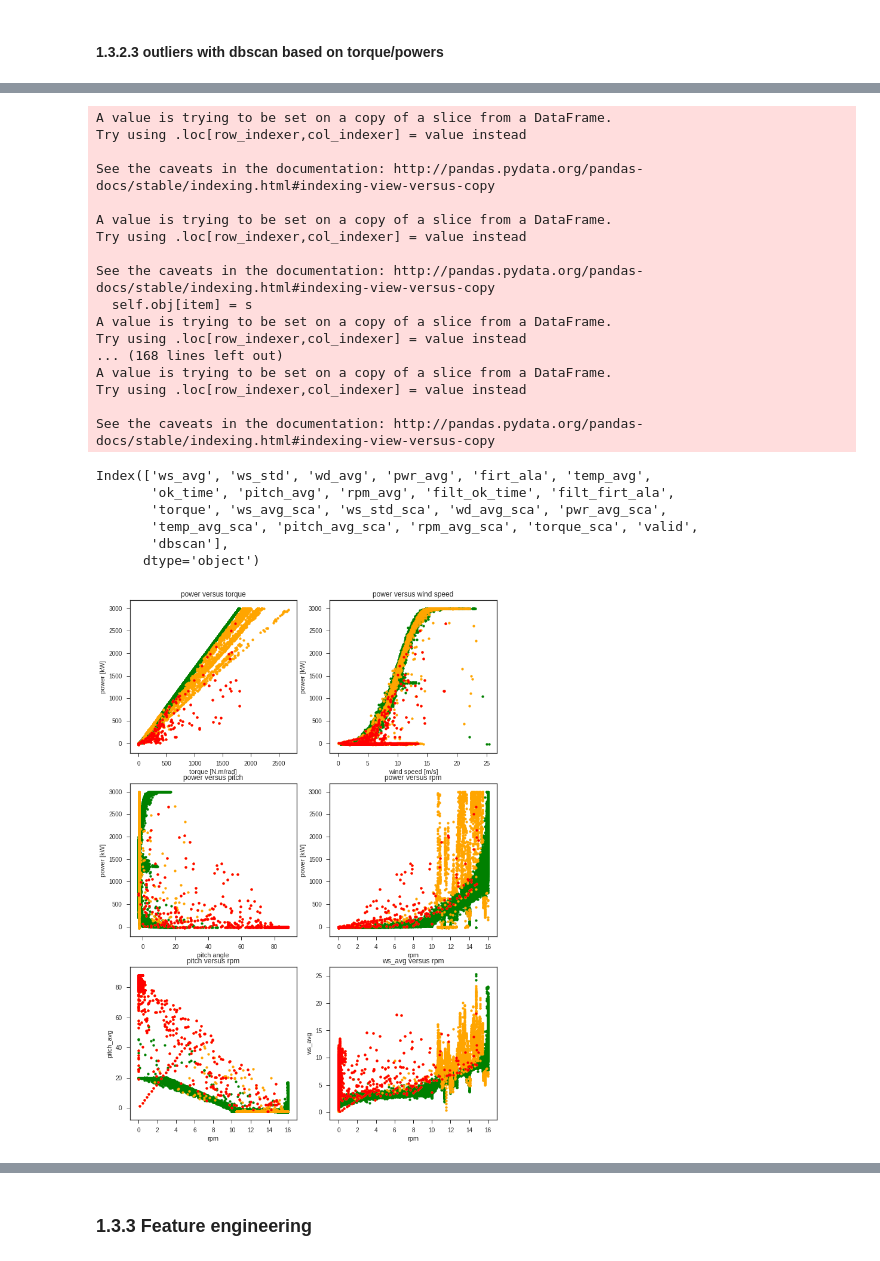
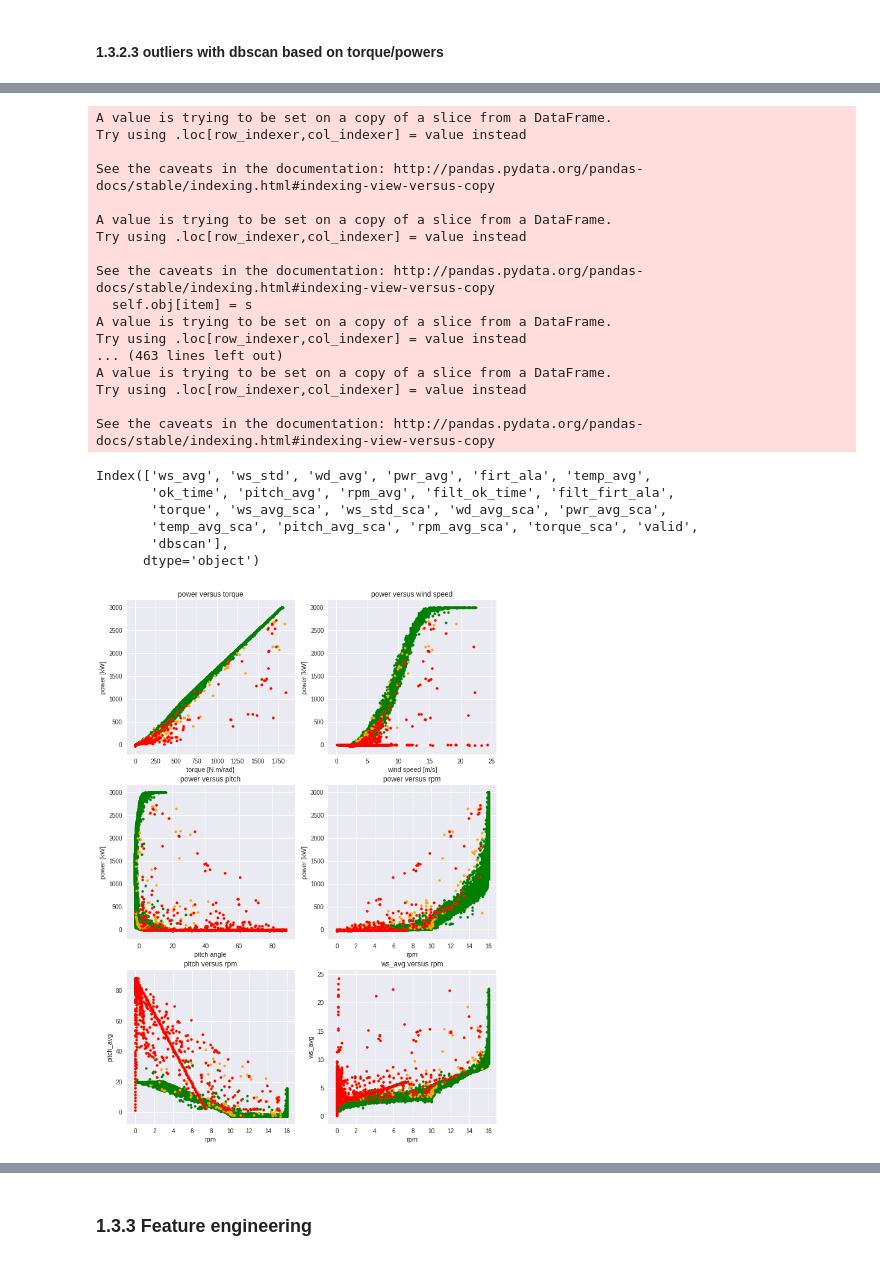
Before and after one commit to Umercia/wind_power, a Jupyter notebook: wind_farm_power_prediction.ipynb, the cells around one changed output, grey strips where cells are left out. Saved outputs shown, nothing was run; the diff lists cells and outputs as text; code cells hidden in the pictures.

Commit message:
Exploration graph

```diff
--- a/wind_farm_power_prediction.ipynb
+++ b/wind_farm_power_prediction.ipynb
@@ -303,25 +302,0 @@ wtg_df.head(3)
-# %%
-# Plot x distribution
-import matplotlib.pyplot as plt
-import seaborn as sns
-
-# inputs
-xn = wtg_df.select_dtypes(exclude=['object'])
-
-# plot
-
-sns.set(style="ticks", palette="pastel")
-
-sns.pairplot(xn.sample(1000))
-
-plt.figure(figsize=(10, 12))
-n_graph = xn.columns.size
-n_col = 3
-n_row = xn.columns.size // n_col + 1
-for i, x in enumerate(xn):
-    plt.subplot(3,3 , i+1)
-    # plt.figure(figsize=(6, 4))
-    plt.hist(xn[x].dropna())
-    plt.ylabel('counts', size=16)
-    plt.xlabel(xn.columns.values[i], size=16)
-    plt.show()
@@ -508,7 +473,8 @@ for wtg in wtgs:
     # DBSCAN
     for idxs in idx_kFold:
         X = X_wtg.loc[idxs,:]
-        X_wtg.loc[idxs, "dbscan"] = dbscan.fit_predict(X.loc[:,["torque_sca", "pwr_avg_sca"]])
+        y_pred = dbscan.fit_predict(X.loc[:,["torque_sca", "pwr_avg_sca"]])
+        X_wtg.loc[idxs, "dbscan"] = y_pred
 
     mask = X_wtg["dbscan"] == 0     # 0 = biggest / good group
     X_wtg.loc[mask,"dbscan"] = 1    # reassignement to have 1 as valid
@@ -547,7 +513,7 @@ See the caveats in the documentation: http://pandas.pydata.org/pandas-docs/stabl
   self.obj[item] = s
 A value is trying to be set on a copy of a slice from a DataFrame.
 Try using .loc[row_indexer,col_indexer] = value instead
-... (168 lines left out)
+... (463 lines left out)
 A value is trying to be set on a copy of a slice from a DataFrame.
 Try using .loc[row_indexer,col_indexer] = value instead
 
@@ -566,7 +532,7 @@ Index(['ws_avg', 'ws_std', 'wd_avg', 'pwr_avg', 'firt_ala', 'temp_avg',
 
 # X = X_wtg.loc[("WT21",),:]
 X = wtg_df.loc[("WT23",),:]
-X = X.loc["2013-06-01 00:00:00":"2014-06-01 00:00:00"]
+X = X.loc["2016-06-01 00:00:00":"2017-06-01 00:00:00"]
 mask_fil_ala = (X['filt_firt_ala'] == 1)
 mask_fil_runt = (X['filt_ok_time'] == 1)
 # mask_fil_db = (X['dbscan'] == 1)
@@ -596,34 +562,34 @@ plt.scatter(x='pitch_avg', y='pwr_avg', data=X.loc[~mask_fil_val,:],s=15, alpha=
 plt.scatter(x='pitch_avg', y='pwr_avg', data=X.loc[~mask_fil_ala,:],s=15, alpha=1, c="r")
 plt.title("power versus pitch")
 plt.xlabel("pitch angle")
 plt.ylabel("power [kW]")
 
 plt.subplot(3, 2, 4)
 plt.scatter(x='rpm_avg', y='pwr_avg', data=X.loc[mask_fil_val,:],s=15, alpha=1, c="g")
 plt.scatter(x='rpm_avg', y='pwr_avg', data=X.loc[~mask_fil_val,:],s=15, alpha=1, c="orange")
 plt.scatter(x='rpm_avg', y='pwr_avg', data=X.loc[~mask_fil_ala,:],s=15, alpha=1, c="r")
 plt.title("power versus rpm")
 plt.xlabel("rpm")
 plt.ylabel("power [kW]")
 
 plt.subplot(3, 2, 5)
 plt.scatter(x='rpm_avg', y='pitch_avg', data=X.loc[mask_fil_val,:],s=15, alpha=1, c="g")
 plt.scatter(x='rpm_avg', y='pitch_avg', data=X.loc[~mask_fil_val,:],s=15, alpha=1, c="orange")
 plt.scatter(x='rpm_avg', y='pitch_avg', data=X.loc[~mask_fil_ala,:],s=15, alpha=1, c="r")
 plt.title("pitch versus rpm")
 plt.xlabel("rpm")
 plt.ylabel("pitch_avg")
 
 plt.subplot(3, 2, 6)
 plt.scatter(x='rpm_avg', y='ws_avg', data=X.loc[mask_fil_val,:],s=15, alpha=1, c="g")
 plt.scatter(x='rpm_avg', y='ws_avg', data=X.loc[~mask_fil_val,:],s=15, alpha=1, c="orange")
 plt.scatter(x='rpm_avg', y='ws_avg', data=X.loc[~mask_fil_ala,:],s=15, alpha=1, c="r")
 plt.title("ws_avg versus rpm")
 plt.xlabel("rpm")
 plt.ylabel("ws_avg")
 plt.show()
 # %% [output]
-[figure, old version]
+[figure, new version]
 # %%
 %matplotlib inline
 from mpl_toolkits import mplot3d
```
Also changed, not shown: parts of 27 cells of this notebook.
